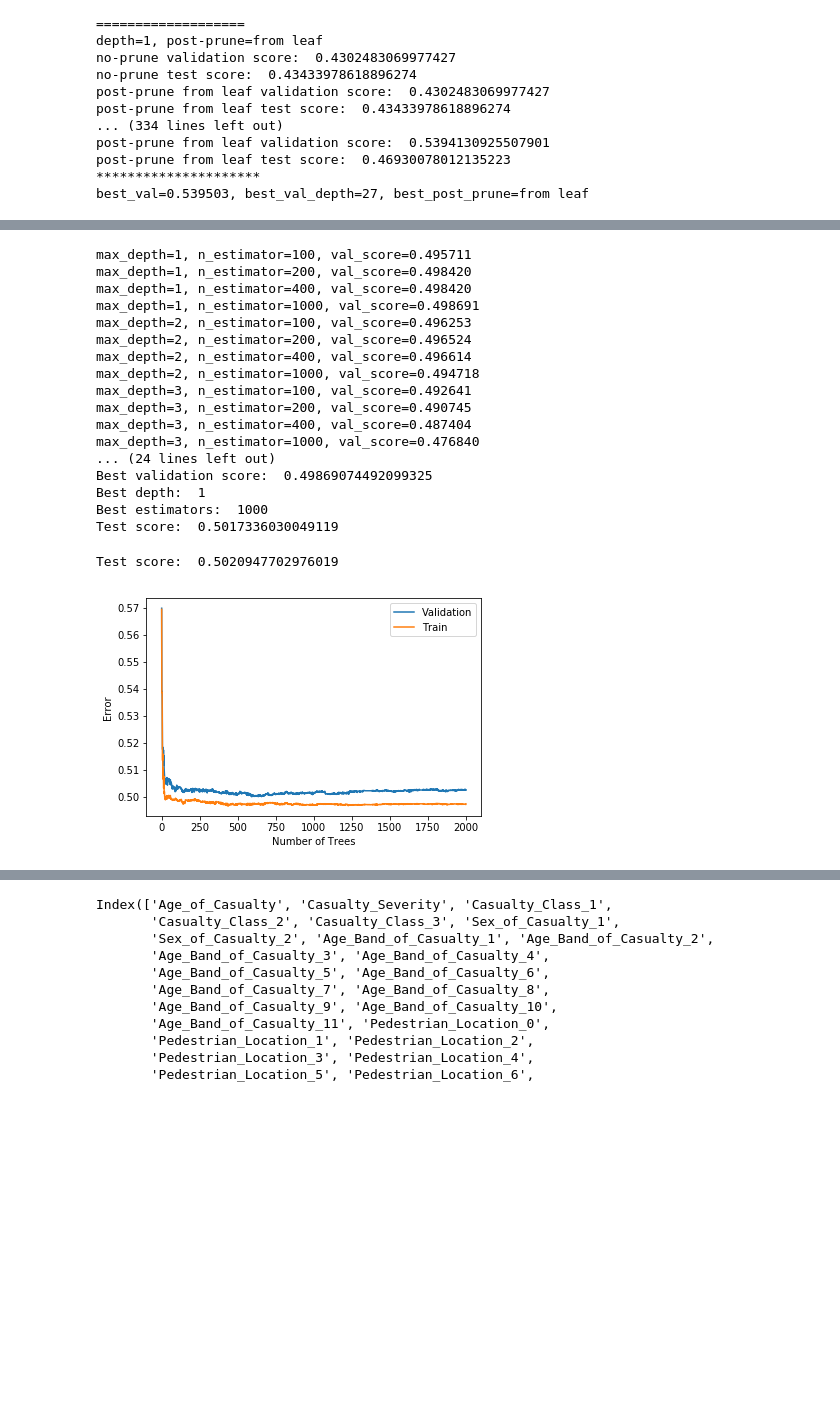
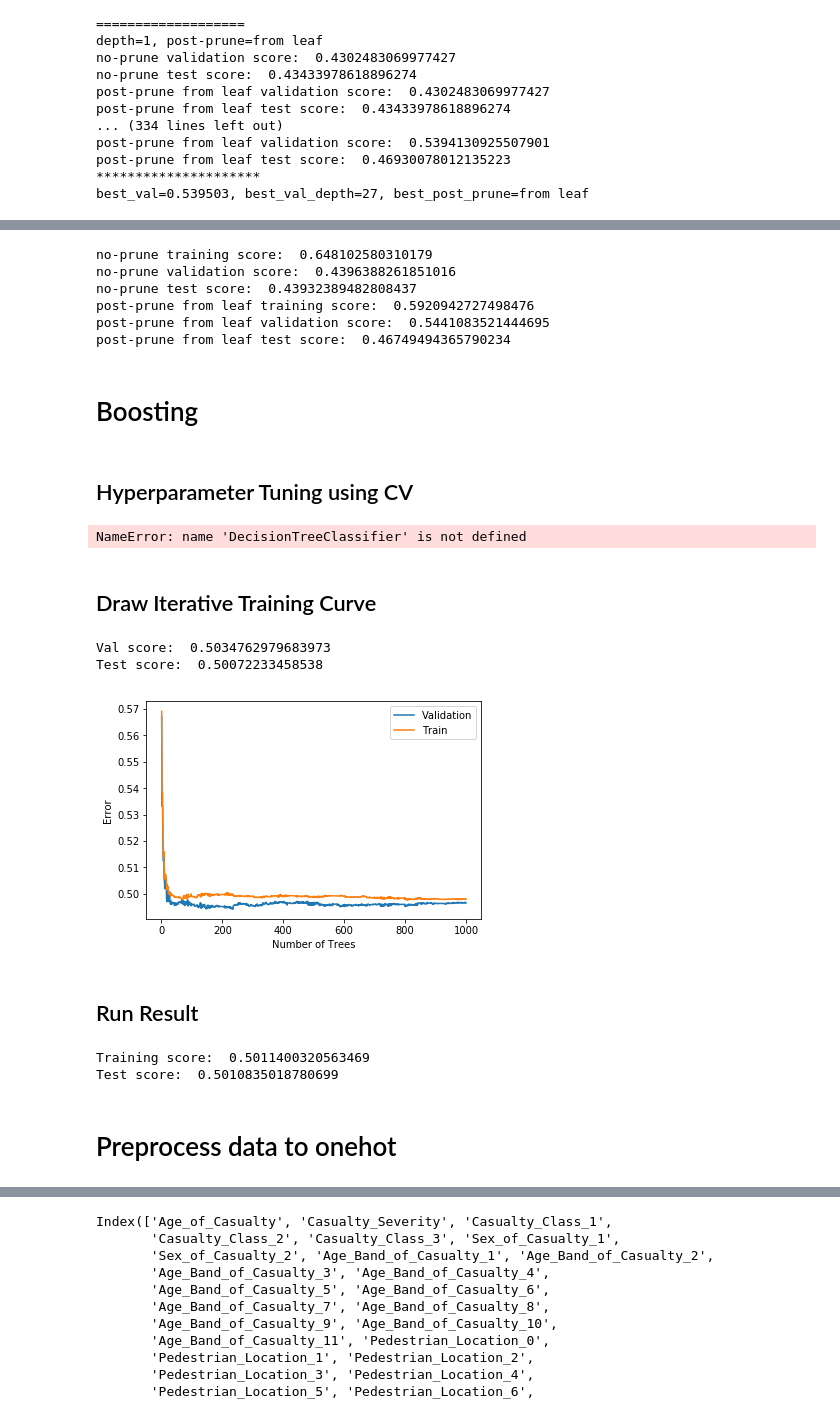
Before and after one commit to sunshineclt/7641ML-HW1, a Jupyter notebook: traffic_main.ipynb, the cells around one changed output, grey strips where cells are left out. Drawn from its saved outputs; the diff is of its cells as text; code cells hidden in the pictures; blank space fills up the shorter version.

```diff
--- a/traffic_main.ipynb
+++ b/traffic_main.ipynb
@@ -29,8 +35,8 @@ dataset.head()
 from sklearn.model_selection import train_test_split
 X = dataset.drop(["Casualty_Severity"], axis=1)
 y = dataset["Casualty_Severity"]
-X_train, X_test, y_train, y_test = train_test_split(X, y, test_size=0.2, random_state=6357)
-X_train, X_val, y_train, y_val = train_test_split(X_train, y_train, test_size=0.2, random_state=6357)
+X_all_train, X_test, y_all_train, y_test = train_test_split(X, y, test_size=0.2, random_state=6357)
+X_train, X_val, y_train, y_val = train_test_split(X_all_train, y_all_train, test_size=0.2, random_state=6357)
 del X, y
 print(X_train.shape)
 print(X_val.shape)
@@ -182,3 +202,26 @@ best_val=0.539503, best_val_depth=27, best_post_prune=from leaf
+# %%
+dt = DecisionTreeClassifier(criterion="entropy", max_depth=27, random_state=4321)
+dt.fit(X_train, y_train)
+dt_val_score = dt.score(X_val, y_val)
+print("no-prune training score: ", dt.score(X_train, y_train))
+print("no-prune validation score: ", dt_val_score)
+print("no-prune test score: ", dt.score(X_test, y_test))
+prune_from_leaf(dt.tree_, 0)
+val_score = dt.score(X_val, y_val)
+print("post-prune from leaf training score: ", dt.score(X_train, y_train))
+print("post-prune from leaf validation score: ", val_score)
+print("post-prune from leaf test score: ", dt.score(X_test, y_test))
+# %% [output]
+no-prune training score:  0.648102580310179
+no-prune validation score:  0.4396388261851016
+no-prune test score:  0.43932389482808437
+post-prune from leaf training score:  0.5920942727498476
+post-prune from leaf validation score:  0.5441083521444695
+post-prune from leaf test score:  0.46749494365790234
+# %% [markdown]
+# Boosting
+# %% [markdown]
+## Hyperparameter Tuning using CV
 # %%
 from sklearn.ensemble import AdaBoostClassifier
 from sklearn.metrics import accuracy_score
@@ -207,51 +250,58 @@ adaboost.fit(X_train,y_train)
 test_score = adaboost.score(X_test, y_test)
 print("Test score: ", test_score)
 # %% [output]
-max_depth=1, n_estimator=100, val_score=0.495711
-max_depth=1, n_estimator=200, val_score=0.498420
-max_depth=1, n_estimator=400, val_score=0.498420
-max_depth=1, n_estimator=1000, val_score=0.498691
-max_depth=2, n_estimator=100, val_score=0.496253
-max_depth=2, n_estimator=200, val_score=0.496524
-max_depth=2, n_estimator=400, val_score=0.496614
-max_depth=2, n_estimator=1000, val_score=0.494718
-max_depth=3, n_estimator=100, val_score=0.492641
-max_depth=3, n_estimator=200, val_score=0.490745
-max_depth=3, n_estimator=400, val_score=0.487404
-max_depth=3, n_estimator=1000, val_score=0.476840
-... (24 lines left out)
-Best validation score:  0.49869074492099325
-Best depth:  1
-Best estimators:  1000
-Test score:  0.5017336030049119
+NameError: name 'DecisionTreeClassifier' is not defined
+# %% [markdown]
+## Draw Iterative Training Curve
 # %%
+from sklearn.ensemble import AdaBoostClassifier
+from sklearn.metrics import accuracy_score
+from sklearn.tree import DecisionTreeClassifier
+
 ada_dt = DecisionTreeClassifier(criterion="entropy", max_depth=1)
-adaboost = AdaBoostClassifier(base_estimator=ada_dt, n_estimators=2000)
+adaboost = AdaBoostClassifier(base_estimator=ada_dt, n_estimators=1000)
 adaboost.fit(X_train,y_train)
+val_score = adaboost.score(X_val, y_val)
+print("Val score: ", val_score)
 test_score = adaboost.score(X_test, y_test)
 print("Test score: ", test_score)
 
 train_mid_error = []
 for mid_predict in adaboost.staged_predict(X_train):
     train_mid_error.append(1 - accuracy_score(mid_predict, y_train))
 val_mid_error = []
 for mid_predict in adaboost.staged_predict(X_val):
     val_mid_error.append(1 - accuracy_score(mid_predict, y_val))
 
 number_of_predict = len(val_mid_error)
 train_mid_error = train_mid_error[:number_of_predict]
 
 plt.plot(range(1, number_of_predict + 1),
          val_mid_error, label='Validation')
 plt.plot(range(1, number_of_predict + 1),
          train_mid_error, label='Train')
 plt.legend()
 plt.ylabel('Error')
 plt.xlabel('Number of Trees')
 plt.show()
 # %% [output]
-Test score:  0.5020947702976019
+Val score:  0.5034762979683973
+Test score:  0.50072233458538
-[figure, old version]
+[figure, new version]
+# %% [markdown]
+## Run Result
+# %%
+ada_dt = DecisionTreeClassifier(criterion="entropy", max_depth=1)
+adaboost = AdaBoostClassifier(base_estimator=ada_dt, n_estimators=1000)
+adaboost.fit(X_all_train,y_all_train)
+print("Training score: ", adaboost.score(X_train, y_train))
+test_score = adaboost.score(X_test, y_test)
+print("Test score: ", test_score)
+# %% [output]
+Training score:  0.5011400320563469
+Test score:  0.5010835018780699
+# %% [markdown]
+# Preprocess data to onehot
 # %%
 dataset = pd.read_csv('../HW1_data/traffic/Casualties0514.csv')
 dataset.head()
```
Also changed, not shown: parts of 32 cells of this notebook, 1 other file.
